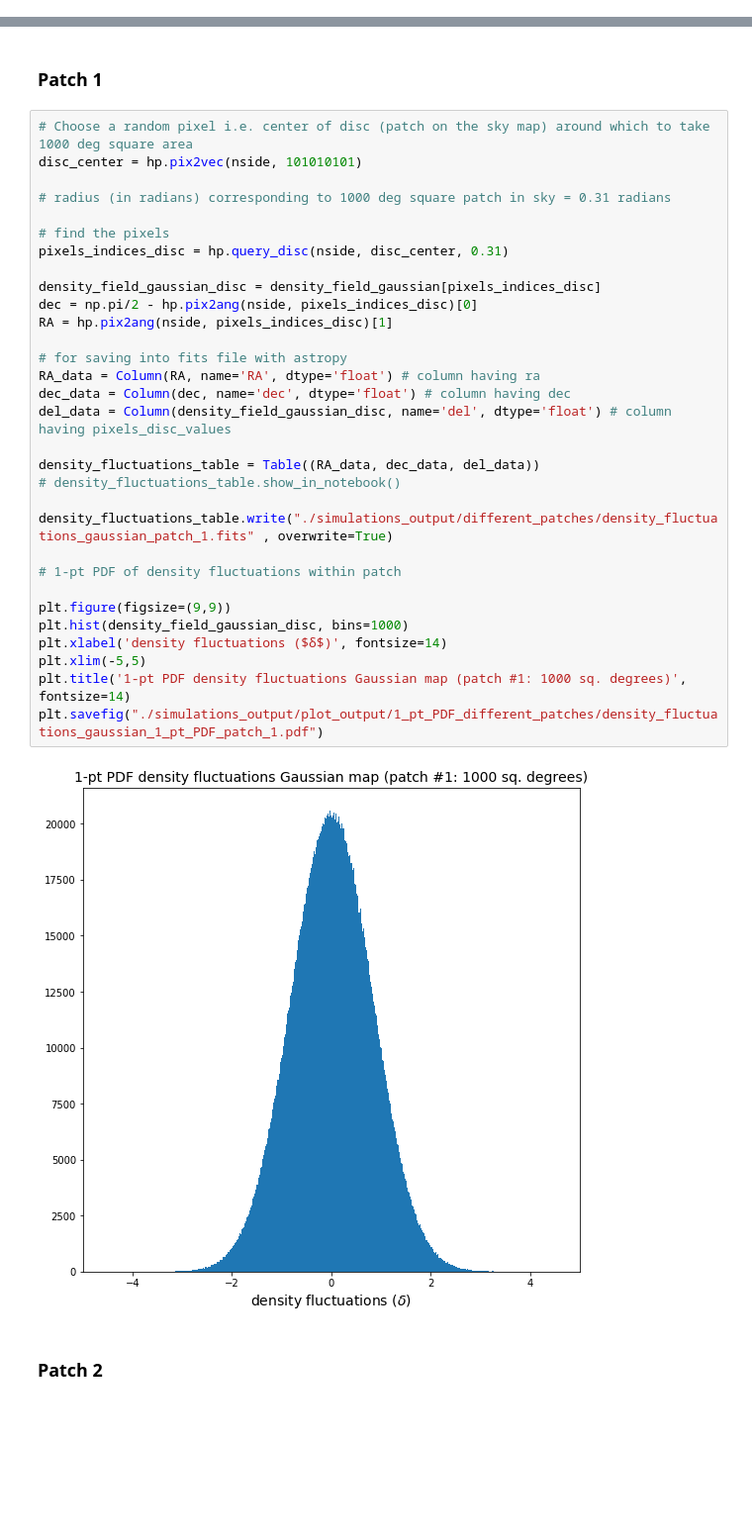
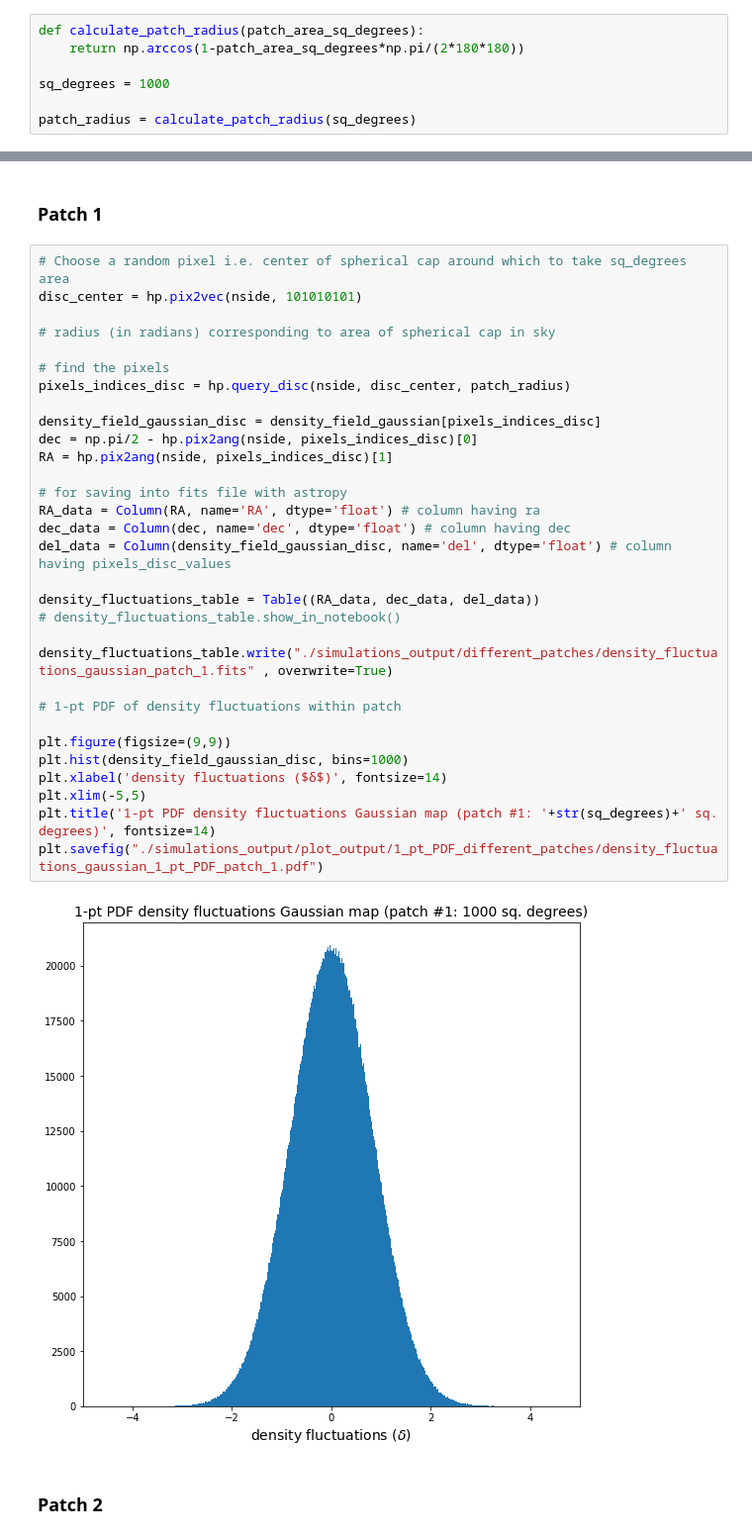
Before and after one commit to anikhalder/Integrated_Bispectrum, a Jupyter notebook: power_spectrum_gaussian/power_spectrum_gaussian_different_patches.ipynb, the cells around one changed output, grey strips where cells are left out. Shown: that part at 99% size. Drawn from its saved outputs; the diff is of its cells as text; blank space fills up the shorter version.

```diff
--- a/power_spectrum_gaussian/power_spectrum_gaussian_different_patches.ipynb
+++ b/power_spectrum_gaussian/power_spectrum_gaussian_different_patches.ipynb
@@ -11,6 +11,13 @@ from astropy.io import fits
 from astropy.table import Table, Column
 
 import treecorr
+# %%
+def calculate_patch_radius(patch_area_sq_degrees):
+    return np.arccos(1-patch_area_sq_degrees*np.pi/(2*180*180))
+
+sq_degrees = 1000
+
+patch_radius = calculate_patch_radius(sq_degrees)
 # %% [markdown]
 # Input Cl's
 # %%
@@ -61,38 +73,38 @@ INDXSCHM = IMPLICIT
 # %% [markdown]
 ### Patch 1
 # %%
-# Choose a random pixel i.e. center of disc (patch on the sky map) around which to take 1000 deg square area
+# Choose a random pixel i.e. center of spherical cap around which to take sq_degrees area
 disc_center = hp.pix2vec(nside, 101010101)
 
-# radius (in radians) corresponding to 1000 deg square patch in sky = 0.31 radians
+# radius (in radians) corresponding to area of spherical cap in sky
 
 # find the pixels
-pixels_indices_disc = hp.query_disc(nside, disc_center, 0.31)
+pixels_indices_disc = hp.query_disc(nside, disc_center, patch_radius)
 
 density_field_gaussian_disc = density_field_gaussian[pixels_indices_disc]
 dec = np.pi/2 - hp.pix2ang(nside, pixels_indices_disc)[0]
 RA = hp.pix2ang(nside, pixels_indices_disc)[1]
 
 # for saving into fits file with astropy
 RA_data = Column(RA, name='RA', dtype='float') # column having ra
 dec_data = Column(dec, name='dec', dtype='float') # column having dec
 del_data = Column(density_field_gaussian_disc, name='del', dtype='float') # column having pixels_disc_values
 
 density_fluctuations_table = Table((RA_data, dec_data, del_data))
 # density_fluctuations_table.show_in_notebook()
 
 density_fluctuations_table.write("./simulations_output/different_patches/density_fluctuations_gaussian_patch_1.fits" , overwrite=True)
 
 # 1-pt PDF of density fluctuations within patch
 
 plt.figure(figsize=(9,9))
 plt.hist(density_field_gaussian_disc, bins=1000)
 plt.xlabel('density fluctuations ($δ$)', fontsize=14)
 plt.xlim(-5,5)
-plt.title('1-pt PDF density fluctuations Gaussian map (patch #1: 1000 sq. degrees)', fontsize=14)
+plt.title('1-pt PDF density fluctuations Gaussian map (patch #1: '+str(sq_degrees)+' sq. degrees)', fontsize=14)
 plt.savefig("./simulations_output/plot_output/1_pt_PDF_different_patches/density_fluctuations_gaussian_1_pt_PDF_patch_1.pdf")
 # %% [output]
-[figure, old version]
+[figure, new version]
 # %% [markdown]
 ### Patch 2
 # %%
```
Also changed, not shown: parts of 9 cells of this notebook, 52 other files.
